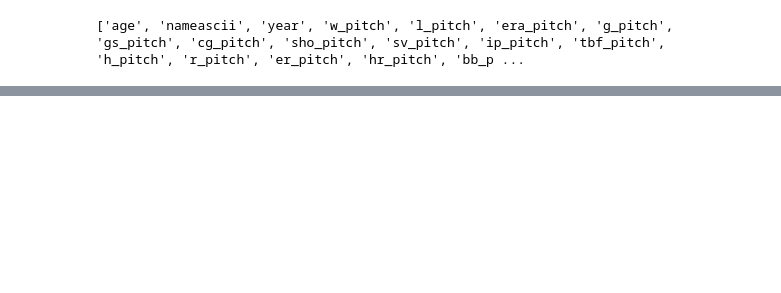
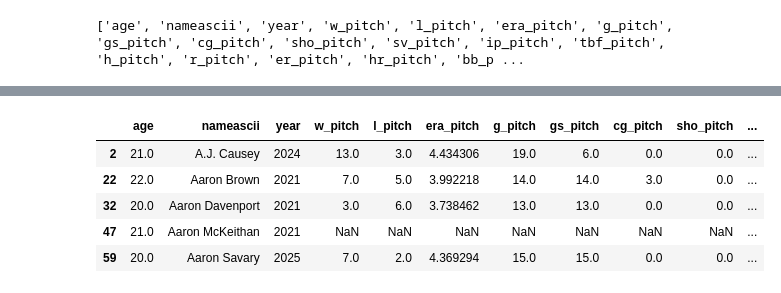
Before and after one commit to CodeMateo15/ncaaBaseballDraft-Predictor, a Jupyter notebook: CSV+Code Files/trial_xgBoost/xgboostAllWithTeams.ipynb, the cells around one changed output, grey strips where cells are left out. Drawn from its saved outputs; the diff is of its cells as text; code cells hidden in the pictures; blank space fills up the shorter version.

```diff
--- a/CSV+Code Files/trial_xgBoost/xgboostAllWithTeams.ipynb
+++ b/CSV+Code Files/trial_xgBoost/xgboostAllWithTeams.ipynb
@@ -201 +226,19 @@ Top 20 Features by Importance:
+# %%
+# Now to set up for pick prediction among drafted players
+
+target_drafted = 'Drafted?'
+target_pick = 'Pick'
+year_col = 'year'
+
+# Keep only drafted players
+drafted_df = df[df[target_drafted] == 1].copy()
+pd.options.display.max_columns = None
+display(drafted_df.head(5))
+# %% [output]
+|  | age | nameascii | year | w_pitch | l_pitch | era_pitch | g_pitch | gs_pitch | cg_pitch | sho_pitch | ... |
+| 2 | 21.0 | A.J. Causey | 2024 | 13.0 | 3.0 | 4.434306 | 19.0 | 6.0 | 0.0 | 0.0 | ... |
+| 22 | 22.0 | Aaron Brown | 2021 | 7.0 | 5.0 | 3.992218 | 14.0 | 14.0 | 3.0 | 0.0 | ... |
+| 32 | 20.0 | Aaron Davenport | 2021 | 3.0 | 6.0 | 3.738462 | 13.0 | 13.0 | 0.0 | 0.0 | ... |
+| 47 | 21.0 | Aaron McKeithan | 2021 | NaN | NaN | NaN | NaN | NaN | NaN | NaN | ... |
+| 59 | 20.0 | Aaron Savary | 2025 | 7.0 | 2.0 | 4.369294 | 15.0 | 15.0 | 0.0 | 0.0 | ... |
 # %%
```
Also changed, not shown: parts of 16 cells of this notebook, 12 other files.
